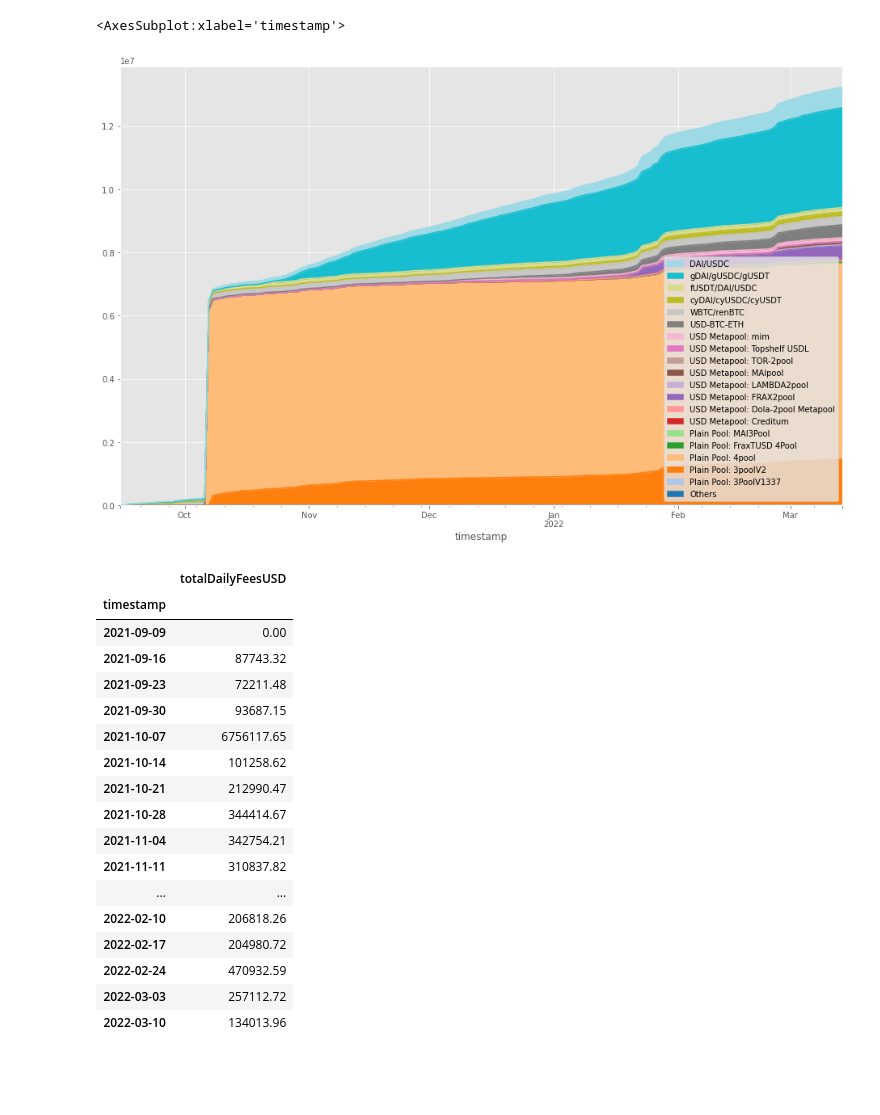
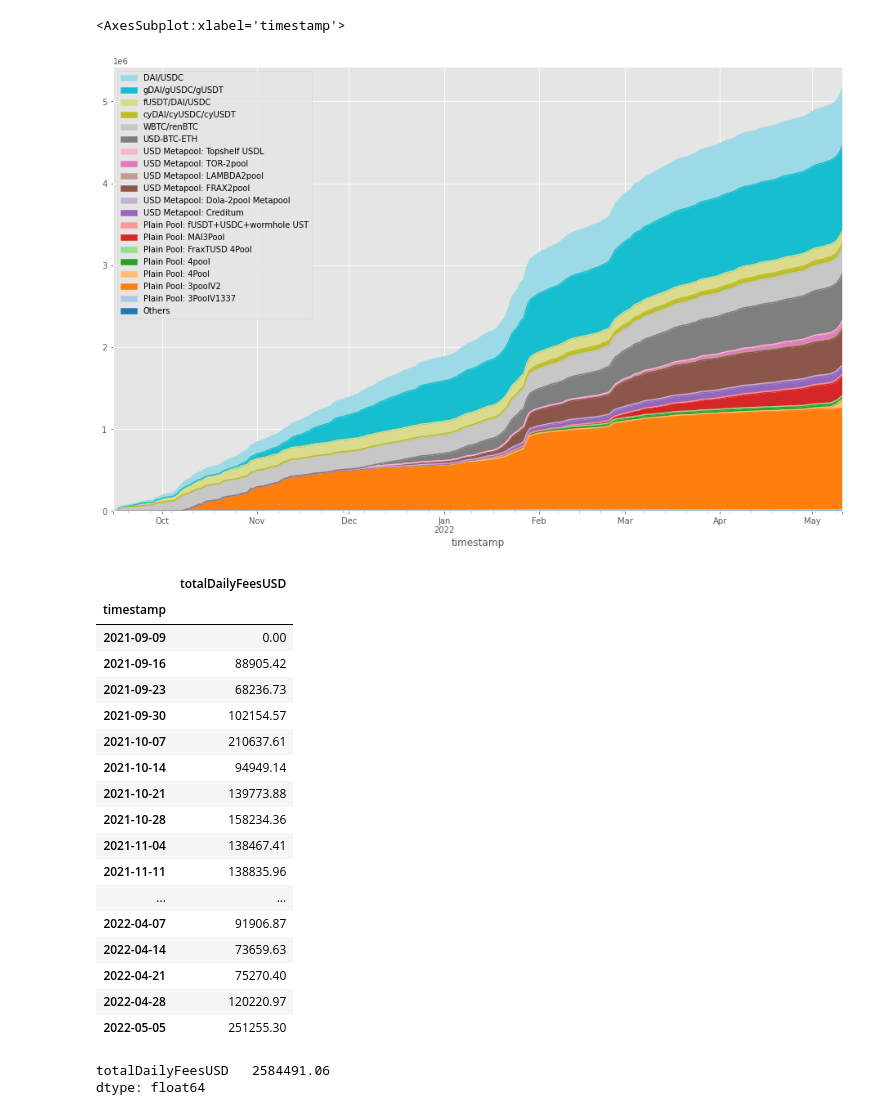
Before and after one commit to benber86/curve-fees, a Jupyter notebook: Fantom Fees.ipynb, the cells around one changed output. Cells and saved outputs as stored; diff of their text form; code cells hidden in the pictures; blank space fills up the shorter version.

```diff
--- a/Fantom Fees.ipynb
+++ b/Fantom Fees.ipynb
@@ -6,6 +6,7 @@ import matplotlib.pyplot as plt
 plt.style.use('ggplot')
 
 GRT_QUERY_ENDPOINT = "https://api.thegraph.com/subgraphs/name/convex-community/volume-fantom-test"
+GRT_QUERY_ENDPOINT = "https://api.thegraph.com/subgraphs/id/QmU3jQEGpsQTMBV6JuEja3BdqPqdmAP5AuxTcCgoWwnuWa"
 
 def grt_query(query):
     r = requests.post(GRT_QUERY_ENDPOINT, json={'query': query})
@@ -55,18 +57,18 @@ df
 # %%
 df['cumulativeDailyFeesUSD'] = (df['totalDailyFeesUSD']).groupby(df['id']).cumsum()
-chart_data = df[['name', 'timestamp', 'cumulativeDailyFeesUSD']].pivot_table('cumulativeDailyFeesUSD', ['timestamp'], 'name')
+chart_data = df[['name', 'timestamp', 'cumulativeDailyFeesUSD']].pivot_table('cumulativeDailyFeesUSD', ['timestamp'], 'name', aggfunc='sum')
 top_performers = chart_data.mean().sort_values(ascending=False)[:19].index.tolist()
 df_others = df.copy()
 df_others['name'] = df_others['name'].apply(lambda x: x if x in top_performers else 'Others')
 df['cumulativeDailyFeesUSD'] = (df['totalDailyFeesUSD']).groupby(df['id']).cumsum()
-chart_data_others = df_others[['name', 'timestamp', 'cumulativeDailyFeesUSD']].pivot_table('cumulativeDailyFeesUSD', ['timestamp'], 'name')
+chart_data_others = df_others[['name', 'timestamp', 'cumulativeDailyFeesUSD']].pivot_table('cumulativeDailyFeesUSD', ['timestamp'], 'name', aggfunc='sum')
 chart_data_others['Others'] = df_others[df_others['name'] == 'Others'][['timestamp', 'cumulativeDailyFeesUSD']].groupby('timestamp').sum()['cumulativeDailyFeesUSD']
 chart_data_others.columns = [s.replace('Curve.fi Factory ', '').replace('Curve.fi ', '').replace('Curve ', '') for s in chart_data_others.columns]
 cols = chart_data_others.columns.tolist()
 chart_data_others[([cols[-1], *cols[1:-1], cols[0]])].plot.area(figsize=(16, 10), legend='reverse', colormap="tab20")
 # %% [output]
 <AxesSubplot:xlabel='timestamp'>
-[figure, old version]
+[figure, new version]
 # %%
 WEEK = 3600 * 24 * 7
 df_week = pd.DataFrame([{k: v for k, v in dict({key: val for key, val in entry.items() if key in ['id', 'isV2', 'name']}, **snapshot).items()} for entry in data for snapshot in entry['dailyPoolSnapshots']])
@@ -79,18 +81,23 @@ df_week[['totalDailyFeesUSD', 'timestamp', 'name', 'id']].groupby(['timestamp'])
 |  | totalDailyFeesUSD |
 | timestamp |  |
 | 2021-09-09 | 0.00 |
-| 2021-09-16 | 87743.32 |
-| 2021-09-23 | 72211.48 |
-| 2021-09-30 | 93687.15 |
-| 2021-10-07 | 6756117.65 |
-| 2021-10-14 | 101258.62 |
-| 2021-10-21 | 212990.47 |
-| 2021-10-28 | 344414.67 |
-| 2021-11-04 | 342754.21 |
-| 2021-11-11 | 310837.82 |
+| 2021-09-16 | 88905.42 |
+| 2021-09-23 | 68236.73 |
+| 2021-09-30 | 102154.57 |
+| 2021-10-07 | 210637.61 |
+| 2021-10-14 | 94949.14 |
+| 2021-10-21 | 139773.88 |
+| 2021-10-28 | 158234.36 |
+| 2021-11-04 | 138467.41 |
+| 2021-11-11 | 138835.96 |
 | ... | ... |
-| 2022-02-10 | 206818.26 |
-| 2022-02-17 | 204980.72 |
-| 2022-02-24 | 470932.59 |
-| 2022-03-03 | 257112.72 |
-| 2022-03-10 | 134013.96 |
+| 2022-04-07 | 91906.87 |
+| 2022-04-14 | 73659.63 |
+| 2022-04-21 | 75270.40 |
+| 2022-04-28 | 120220.97 |
+| 2022-05-05 | 251255.30 |
+# %%
+df_week[['totalDailyFeesUSD', 'timestamp', 'name', 'id']].groupby(['timestamp']).sum().sum() / 2
+# %% [output]
+totalDailyFeesUSD   2584491.06
+dtype: float64
```
Also changed, not shown: parts of 4 cells of this notebook, 4 other files.
